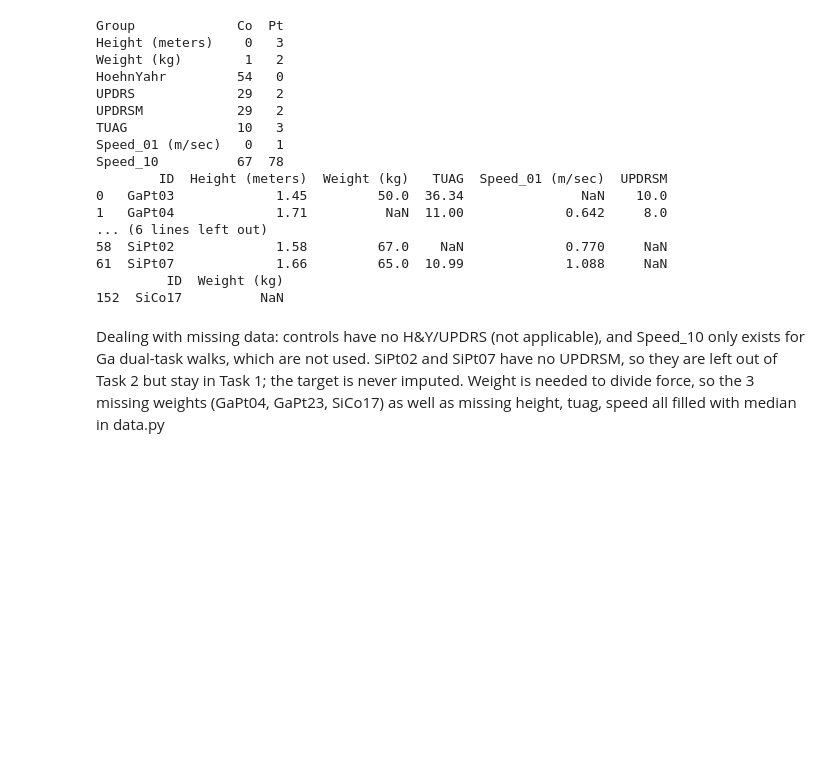
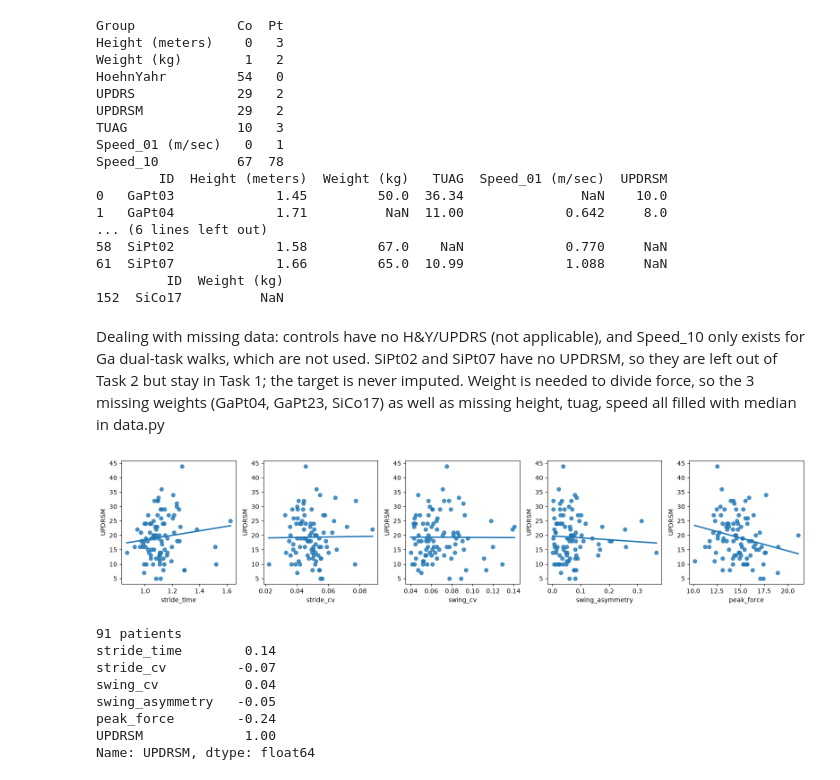
Before and after one commit to yenfay/it1244-project, a Jupyter notebook: notebooks/eda.ipynb, the cells around one changed output. Saved outputs shown, nothing was run; the diff lists cells and outputs as text; code cells hidden in the pictures; blank space fills up the shorter version.

```diff
--- a/notebooks/eda.ipynb
+++ b/notebooks/eda.ipynb
@@ -339,3 +365,23 @@ Speed_10          67  78
 152  SiCo17          NaN
 # %% [markdown]
 Dealing with missing data: controls have no H&Y/UPDRS (not applicable), and Speed_10 only exists for Ga dual-task walks, which are not used. SiPt02 and SiPt07 have no UPDRSM, so they are left out of Task 2 but stay in Task 1; the target is never imputed. Weight is needed to divide force, so the 3 missing weights (GaPt04, GaPt23, SiCo17) as well as missing height, tuag, speed all filled with median in data.py
+# %%
+sev = X.join(pd_df.set_index('ID')['UPDRSM'], how='inner').dropna()
+fig, axes = plt.subplots(1, 5, figsize=(16, 3.5))
+for ax, col in zip(axes, X.columns):
+    sns.regplot(data=sev, x=col, y='UPDRSM', ci=None, ax=ax)
+plt.tight_layout()
+plt.show()
+
+print(len(sev), 'patients')
+print(sev.corr(method='spearman')['UPDRSM'].round(2))
+# %% [output]
+[figure, added]
+91 patients
+stride_time        0.14
+stride_cv         -0.07
+swing_cv           0.04
+swing_asymmetry   -0.05
+peak_force        -0.24
+UPDRSM             1.00
+Name: UPDRSM, dtype: float64
```
Also changed, not shown: parts of 1 cell of this notebook, 2 other files.
